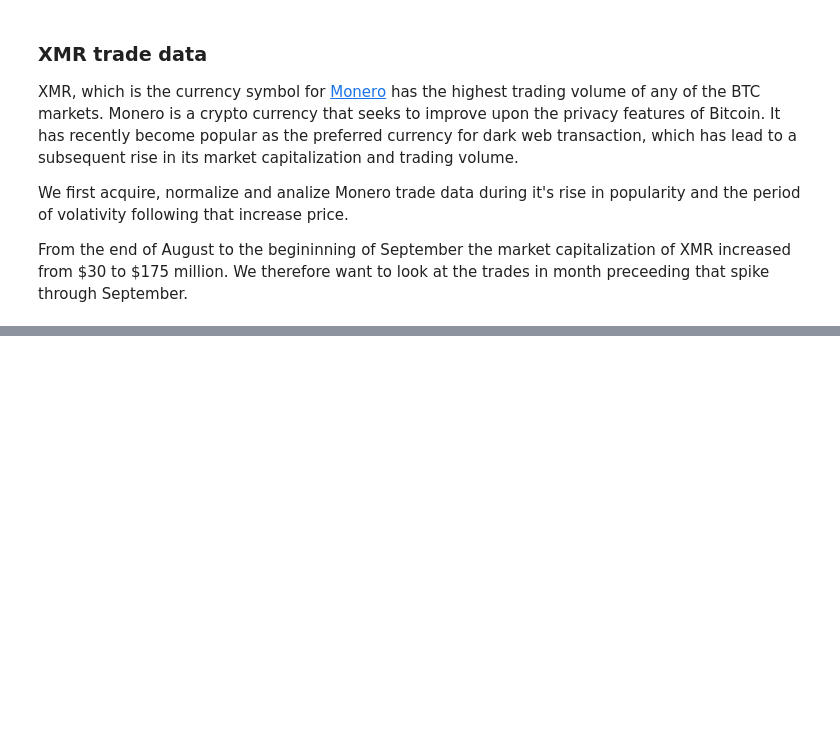
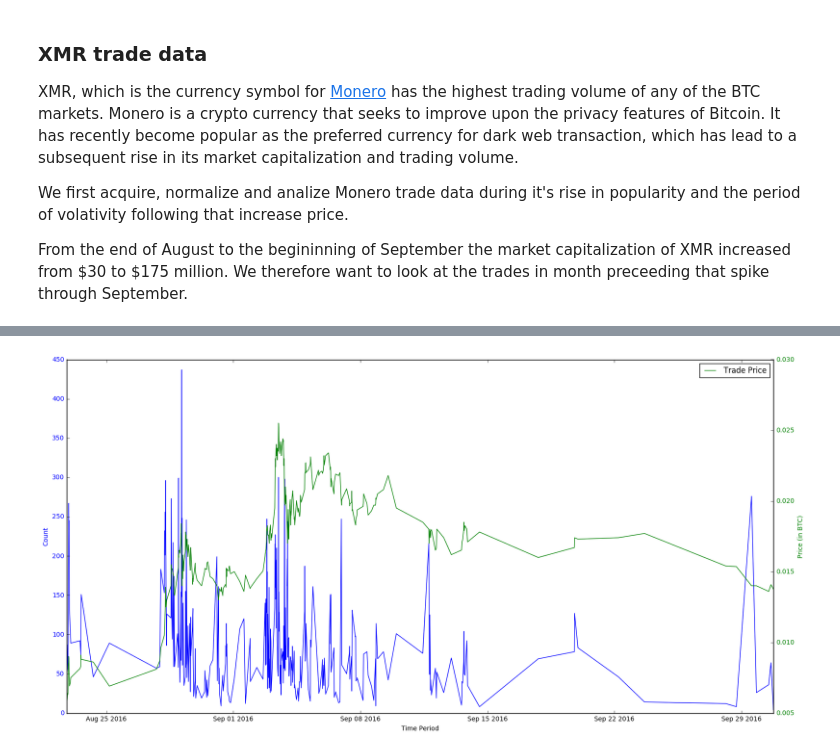
Before and after one commit to malcolmjmr/springboard, a Jupyter notebook: Market Data.ipynb, the cells around one changed output, grey strips where cells are left out. Drawn from its saved outputs; the diff is of its cells as text; code cells hidden in the pictures; blank space fills up the shorter version.

```diff
--- a/Market Data.ipynb
+++ b/Market Data.ipynb
@@ -122,0 +137,9 @@ acquired 1984371 total trades
+# %%
+def time_interval(dt, delta):
+    try:
+        dt = datetime.strptime(dt,'%Y-%m-%d %H:%M:%S')
+        return dt + (datetime.min - dt) % delta
+    except:
+        return np.nan
+
+xmr_trades['time_interval'] = xmr_trades.date.apply(lambda dt: time_interval(dt, timedelta(minutes=15)))
@@ -122,0 +233,20 @@ acquired 1984371 total trades
+# %%
+fig, ax1 = plt.subplots(figsize=(20,10))
+ax1.plot(trade_counts.index, trade_counts.values, 'b-', color='b', label='Trade Count')
+ax1.set_xlabel('Time Period')
+# Make the y-axis label and tick labels match the line color.
+ax1.set_ylabel('Count', color='b')
+for tl in ax1.get_yticklabels():
+    tl.set_color('b')
+
+
+ax2 = ax1.twinx()
+ax2.plot(trade_prices.index, trade_prices.values, color='g', label='Trade Price')
+ax2.set_ylabel('Price (in BTC)', color='g')
+for tl in ax2.get_yticklabels():
+    tl.set_color('g')
+
+plt.legend()
+plt.show()
+# %% [output]
+[figure, added]
```
Also changed, not shown: parts of 26 cells of this notebook, 1 other file.
